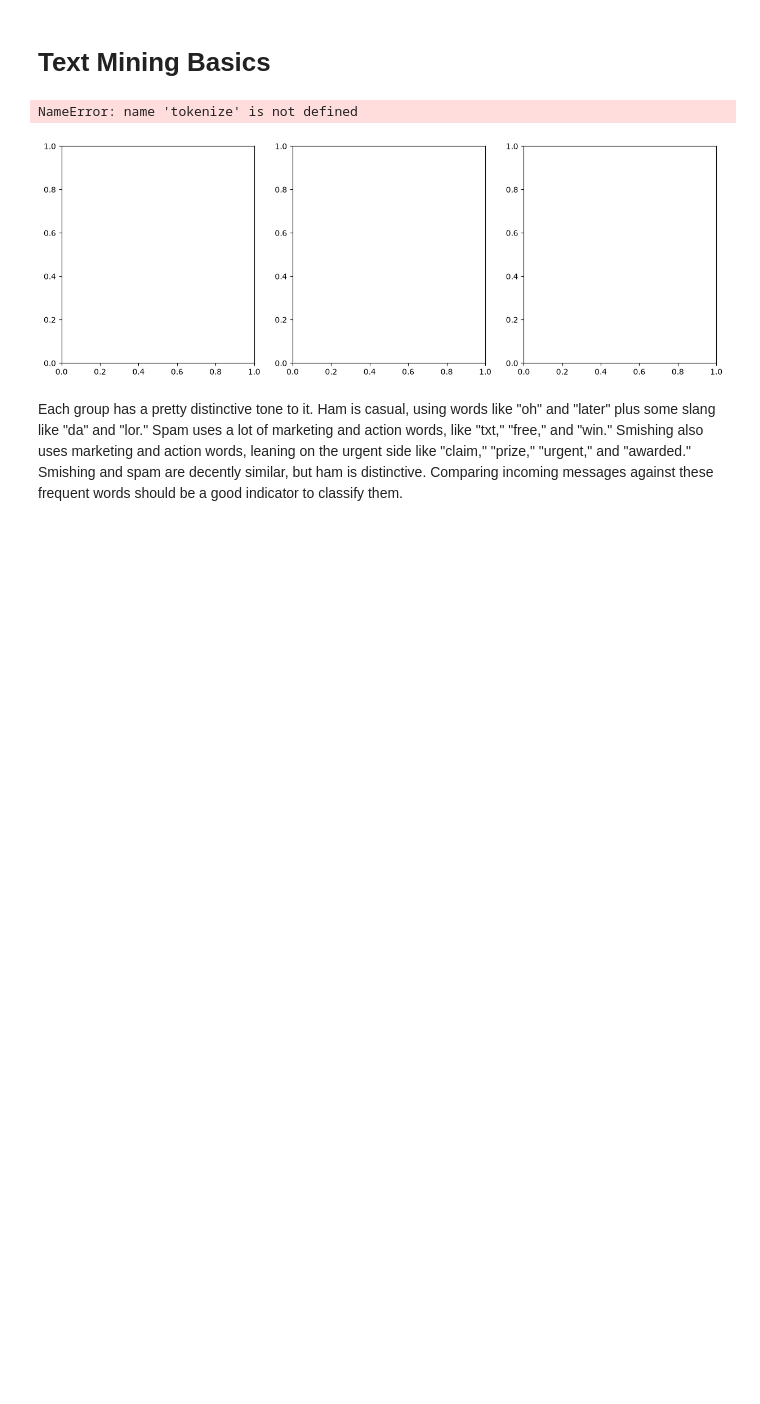
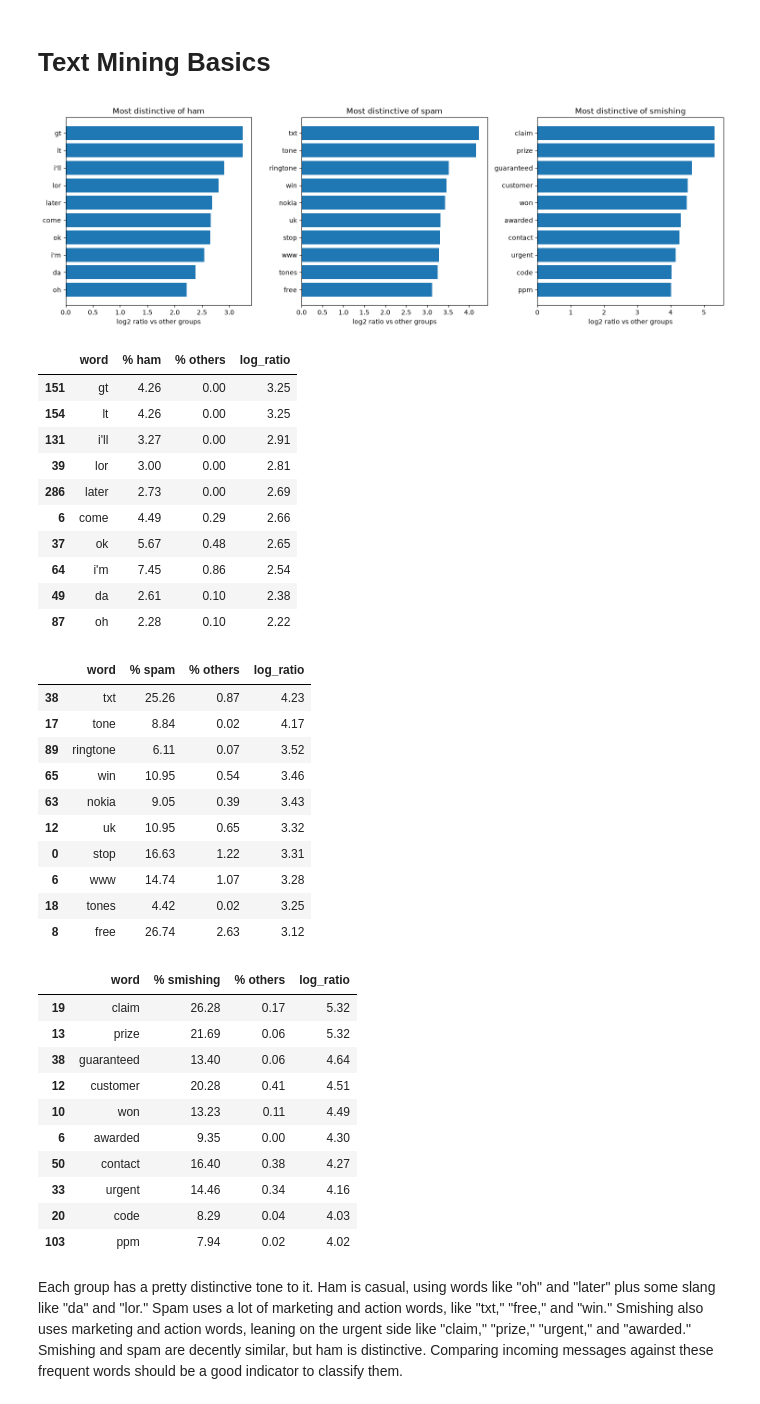
Before and after one commit to nmbenton/INFO-4360-Project, a Jupyter notebook: notebooks/Complex Project V2.ipynb, the cells around one changed output. Saved outputs shown, nothing was run; the diff lists cells and outputs as text; code cells hidden in the pictures; blank space fills up the shorter version.

Commit message:
Add tokenize function and Phase 2 analysis updates

```diff
--- a/notebooks/Complex Project V2.ipynb
+++ b/notebooks/Complex Project V2.ipynb
@@ -114,32 +116,68 @@ samples.style.set_properties(**{"text-align": "left", "white-space": "normal"}).
 # %% [markdown]
 # Text Mining Basics
 # %%
-#seperate data
+# separate data
+
+def tokenize(text):
+    words = re.findall(r"[a-z']+", text.lower())
+    return [w for w in words if w not in ENGLISH_STOP_WORDS and len(w) > 1]
 
 def distinctive_words(df, label, n=10, min_count=10):
     is_a = df["LABEL"] == label
     ca = Counter(w for t in df.loc[is_a, "TEXT"] for w in set(tokenize(t)))
     cb = Counter(w for t in df.loc[~is_a, "TEXT"] for w in set(tokenize(t)))
     rows = [(w, ca[w] / is_a.sum() * 100, cb[w] / (~is_a).sum() * 100) for w in ca if ca[w] >= min_count]
     out = pd.DataFrame(rows, columns=["word", f"% {label}", "% others"])
     out["log_ratio"] = np.log2((out[f"% {label}"] + 0.5) / (out["% others"] + 0.5))
     return out.sort_values("log_ratio", ascending=False).head(n).round(2)
 
 labels = ["ham", "spam", "smishing"]
 fig, axes = plt.subplots(1, 3, figsize=(15, 5))
 for ax, label in zip(axes, labels):
     d = distinctive_words(df, label)
     ax.barh(d["word"][::-1], d["log_ratio"][::-1])
     ax.set_title(f"Most distinctive of {label}")
     ax.set_xlabel("log2 ratio vs other groups")
 plt.tight_layout()
 plt.show()
 
 for label in labels:
     display(distinctive_words(df, label))
 # %% [output]
-NameError: name 'tokenize' is not defined
-[figure, old version]
+[figure, new version]
+|  | word | % ham | % others | log_ratio |
+| 151 | gt | 4.26 | 0.00 | 3.25 |
+| 154 | lt | 4.26 | 0.00 | 3.25 |
+| 131 | i'll | 3.27 | 0.00 | 2.91 |
+| 39 | lor | 3.00 | 0.00 | 2.81 |
+| 286 | later | 2.73 | 0.00 | 2.69 |
+| 6 | come | 4.49 | 0.29 | 2.66 |
+| 37 | ok | 5.67 | 0.48 | 2.65 |
+| 64 | i'm | 7.45 | 0.86 | 2.54 |
+| 49 | da | 2.61 | 0.10 | 2.38 |
+| 87 | oh | 2.28 | 0.10 | 2.22 |
+|  | word | % spam | % others | log_ratio |
+| 38 | txt | 25.26 | 0.87 | 4.23 |
+| 17 | tone | 8.84 | 0.02 | 4.17 |
+| 89 | ringtone | 6.11 | 0.07 | 3.52 |
+| 65 | win | 10.95 | 0.54 | 3.46 |
+| 63 | nokia | 9.05 | 0.39 | 3.43 |
+| 12 | uk | 10.95 | 0.65 | 3.32 |
+| 0 | stop | 16.63 | 1.22 | 3.31 |
+| 6 | www | 14.74 | 1.07 | 3.28 |
+| 18 | tones | 4.42 | 0.02 | 3.25 |
+| 8 | free | 26.74 | 2.63 | 3.12 |
+|  | word | % smishing | % others | log_ratio |
+| 19 | claim | 26.28 | 0.17 | 5.32 |
+| 13 | prize | 21.69 | 0.06 | 5.32 |
+| 38 | guaranteed | 13.40 | 0.06 | 4.64 |
+| 12 | customer | 20.28 | 0.41 | 4.51 |
+| 10 | won | 13.23 | 0.11 | 4.49 |
+| 6 | awarded | 9.35 | 0.00 | 4.30 |
+| 50 | contact | 16.40 | 0.38 | 4.27 |
+| 33 | urgent | 14.46 | 0.34 | 4.16 |
+| 20 | code | 8.29 | 0.04 | 4.03 |
+| 103 | ppm | 7.94 | 0.02 | 4.02 |
 # %% [markdown]
 Each group has a pretty distinctive tone to it. Ham is casual, using words like "oh" and "later" plus some slang like "da" and "lor." Spam uses a lot of marketing and action words, like "txt," "free," and "win." Smishing also uses marketing and action words, leaning on the urgent side like "claim," "prize," "urgent," and "awarded." Smishing and spam are decently similar, but ham is distinctive. Comparing incoming messages against these frequent words should be a good indicator to classify them.
 # %%
```
Also changed, not shown: parts of 8 cells of this notebook, 2 other files.
